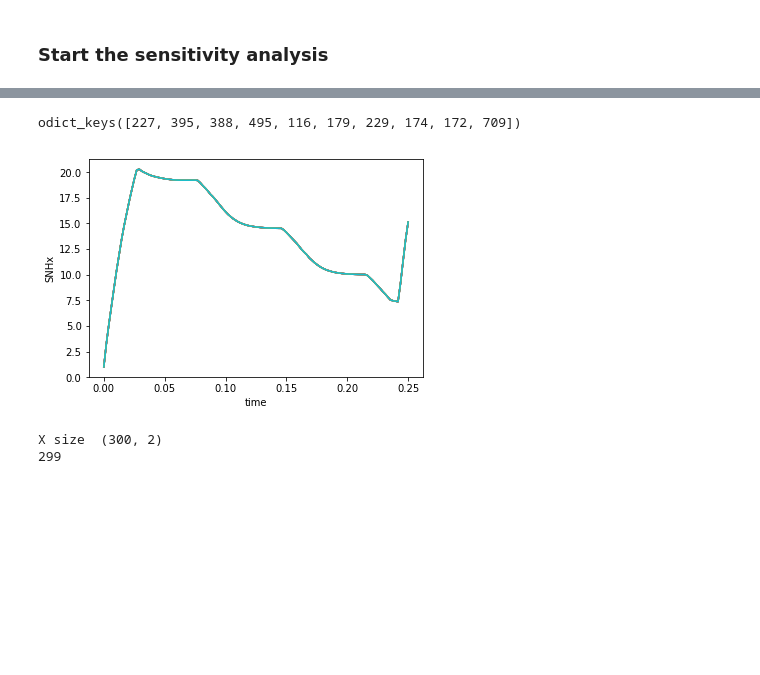
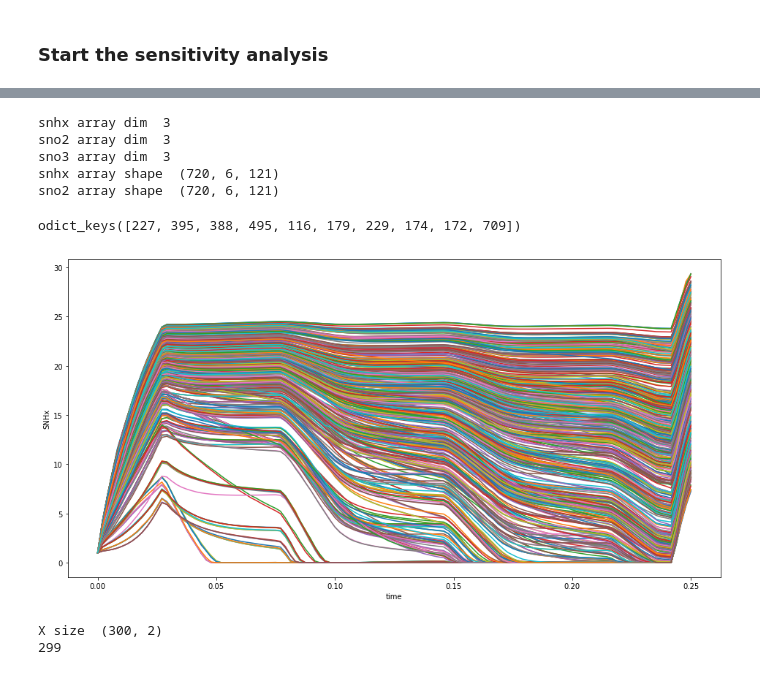
Before and after one commit to zerualem/SumoPython, a Jupyter notebook: Sumo sensitivity analysis-office.ipynb, the cells around one changed output, grey strips where cells are left out. Saved outputs shown, nothing was run; the diff lists cells and outputs as text; code cells hidden in the pictures; blank space fills up the shorter version.

Commit message:
Add lastest version for sensitivity analysis

```diff
--- a/Sumo sensitivity analysis-office.ipynb
+++ b/Sumo sensitivity analysis-office.ipynb
@@ -121,9 +109,10 @@ dframe.plot()
 # Define the model inputs
 problem = {
     'num_vars': 23,
-    'names': ['KO2_AOB', 'KNHx_AOB', 'muAOB', 'bAOB', 'YAOB', 'KO2_NOB', 'KNO2_NOB', 'muNOB', 'bNOB', 'YNOB', 'KNHx_AMX', 'KNO2_AMX', 'muAMX', 'bAMX', 'YAMX_NO2', 'YAMX_NO3', 'KO2_OHO', 'KNO2_OHO','KNO3_OHO', 'muOHO', 'bOHO', 'YOHO_ox', 'YOHO_anox'],
+    'names': ['KO2_AOB_AS', 'KNHx_AOB_AS', 'muAOB', 'bAOB', 'YAOB', 'KO2_NOB_AS', 'KNO2_NOB_AS', 'muNOB', 'bNOB', 'YNOB', 'KNHx_AMX_AS', 'KNO2_AMX_AS', 'muAMX', 'bAMX', 'YAMX_NO2', 'YAMX_NO3', 'KO2_OHO_AS', 'KNO2_OHO_AS','KNO3_OHO_AS', 'muOHO', 'bOHO', 'YOHO_ox', 'YOHO_anox'],
     'bounds': [[0.1, 3], [0.1, 5], [0.2, 2], [0.01, 0.5], [0.03, 0.3], [0.1, 6], [0.1, 8], [0.1, 5], [0.1, 5], [0.03, 0.3], [0.1, 3], [0.1, 2], [0.01, 0.5], [0.001, 0.05], [0.03, 0.3], [0.03, 0.3], [0.05, 0.5], [0.1, 1], [0.1, 1], [0.1, 8], [0.01, 0.5], [0.1, 0.99],[0.1, 0.99]]
 }
+
 
 # Generate samples
 param_values = morris.sample(problem, 30, num_levels=10, grid_jump=4) #optimal_trajectories= 60)
@@ -201,16 +179,20 @@ snhx_sensitivity_data = OrderedDict()
 sno2_sensitivity_data = OrderedDict()
 sno3_sensitivity_data = OrderedDict()
 
+stop_t=6*3600*1000
+dataComm = 180000
+sumo.set_stopTime(stop_t)
+sumo.set_dataComm(dataComm)
+
 t_out=int(stop_t/dataComm)
 iteration=param_values.shape[0]
-set_cmd='set Sumo__Plant__GranularSBR__Sumo2__'
+set_cmd='set Sumo__Plant__Sumo2__'
 param_names=problem['names']
-
 for i in range(iteration):
+    #k=random.randint(0,719)
     command=''
     for j in range(len(param_names)):
-        k=random.randint(0,719)
-        command +=set_cmd + param_names[j] + ' '+ str(param_values[k,j]) + '; \n'
+        command +=set_cmd + param_names[j] + ' '+ str(param_values[i,j]) + '; \n'
 
     sumo.core.csumo_command_send(sumo.handle, command.encode('utf8'))
 
@@ -218,9 +200,9 @@ for i in range(iteration):
     # Do not forget to empty our lists before a simulation, otherwise
     # new simulation results would just be appended.
     t = []
-    snhx=[[] for i in range(6)]
-    sno2=[[] for i in range(6)]
-    sno3=[[] for i in range(6)]
+    snhx=[[] for n in range(6)]
+    sno2=[[] for n in range(6)]
+    sno3=[[] for n in range(6)]
 
     # Let's have Sumo do some work
     sumo.run_model()
@@ -232,9 +214,9 @@ for i in range(iteration):
     # Good, we got our data in the list, let's store 'em in our dictionary, using
     # KNHx as the label
 
-    snhx_sensitivity_data[k] = snhx[:t_out]
-    sno2_sensitivity_data[k] = sno2[:t_out]
-    sno3_sensitivity_data[k] = sno3[:t_out]
+    snhx_sensitivity_data[i] = snhx[:t_out]
+    sno2_sensitivity_data[i] = sno2[:t_out]
+    sno3_sensitivity_data[i] = sno3[:t_out]
 # %% [output]
 Iteration  0
 Iteration  1
@@ -290,6 +254,12 @@ print ("sno2 array dim ", sno2_sens_array.ndim)
 print ("sno3 array dim ", sno3_sens_array.ndim)
 print ("snhx array shape ", snhx_sens_array.shape)
 print ("sno2 array shape ", snhx_sens_array.shape)
+# %% [output]
+snhx array dim  3
+sno2 array dim  3
+sno3 array dim  3
+snhx array shape  (720, 6, 121)
+sno2 array shape  (720, 6, 121)
 # %%
 print(snhx_sensitivity_data.keys())
 # %% [output]
@@ -309,18 +289,19 @@ snhx_layer0df.head(20)
 # %%
 fig,ax=plt.subplots(1,1)
 ax.set_xlabel('time')
 ax.set_ylabel('SNHx')
 titles=("Bulk", "Layer 1", "Layer 2", "Layer 3", "Layer 4", "Layer 5")
 markers=('_','x','o','^')
 y_list=[]
+fig.set_size_inches(16,8)
 for k, v in snhx_sensitivity_data.items():
 
     ax.plot(t, v[0], label=str(k))
     y_list.append(v[0])
 
 #plt.legend(loc='upper right', title='Legend')
 # %% [output]
-[figure, old version]
+[figure, new version]
 # %%
 X=np.array(list(snhx_sensitivity_data.keys()))
 Y=np.array(y_list)
```
Also changed, not shown: parts of 6 cells of this notebook, 3 other files.
